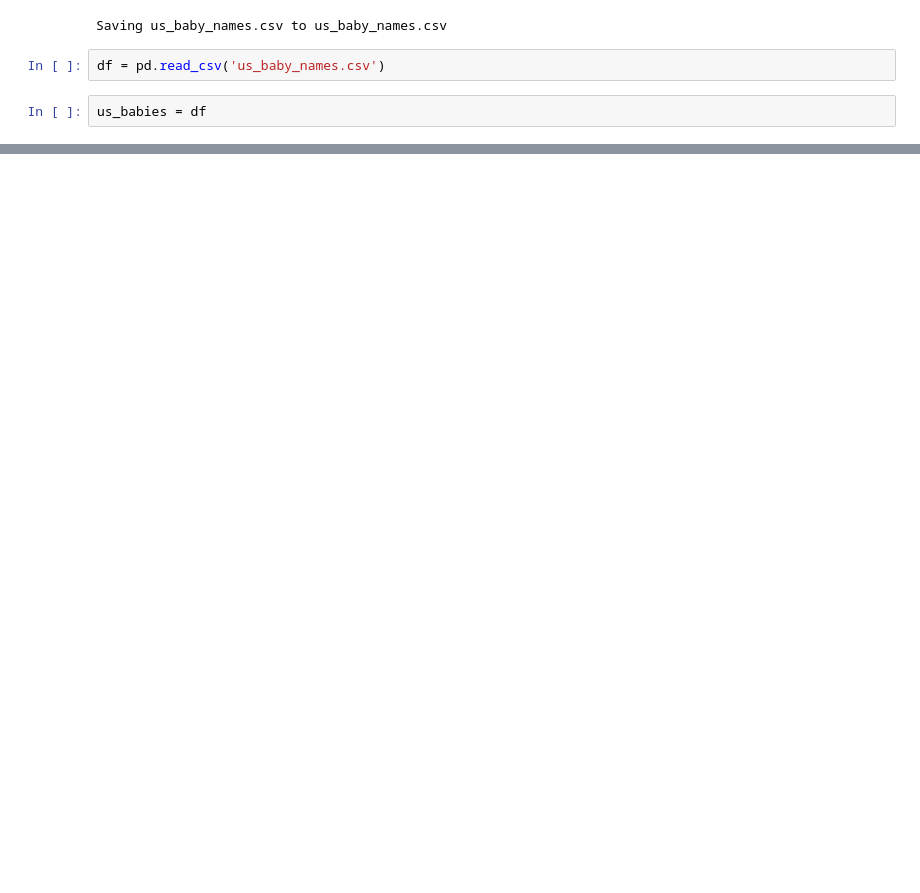
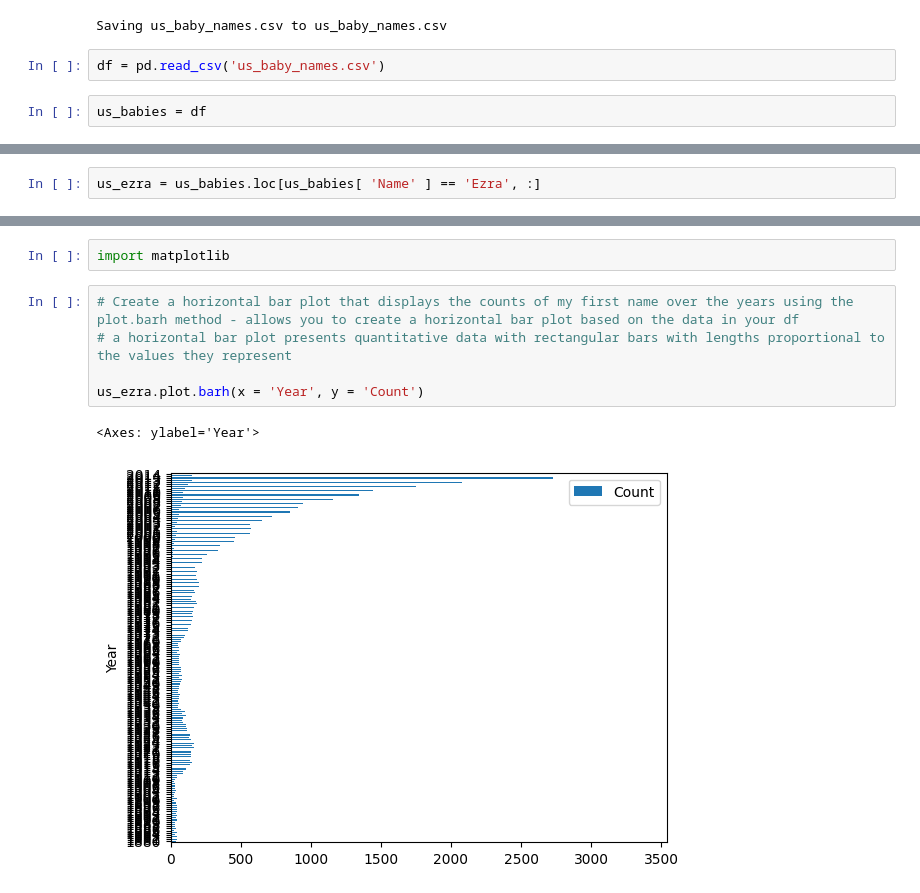
Before and after one commit to saulzmtz/ds, a Jupyter notebook: PythonPractice_AnswerSpecificQuestions_LNKDN.ipynb, the cells around one changed output, grey strips where cells are left out. Saved outputs shown, nothing was run; the diff lists cells and outputs as text; blank space fills up the shorter version.

```diff
--- a/PythonPractice_AnswerSpecificQuestions_LNKDN.ipynb
+++ b/PythonPractice_AnswerSpecificQuestions_LNKDN.ipynb
@@ -14,0 +32,2 @@ us_babies = df
+# %%
+us_ezra = us_babies.loc[us_babies[ 'Name' ] == 'Ezra', :]
@@ -14,0 +50,10 @@ us_babies = df
+# %%
+import matplotlib
+# %%
+# Create a horizontal bar plot that displays the counts of my first name over the years using the plot.barh method - allows you to create a horizontal bar plot based on the data in your df
+# a horizontal bar plot presents quantitative data with rectangular bars with lengths proportional to the values they represent
+
+us_ezra.plot.barh(x = 'Year', y = 'Count')
+# %% [output]
+<Axes: ylabel='Year'>
+[figure, added]
```
Also changed, not shown: parts of 2 cells of this notebook.
